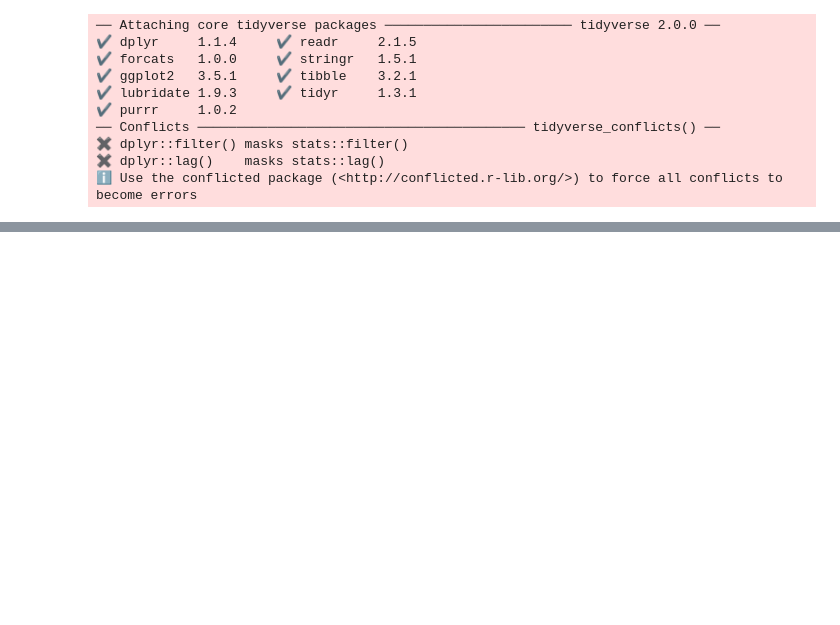
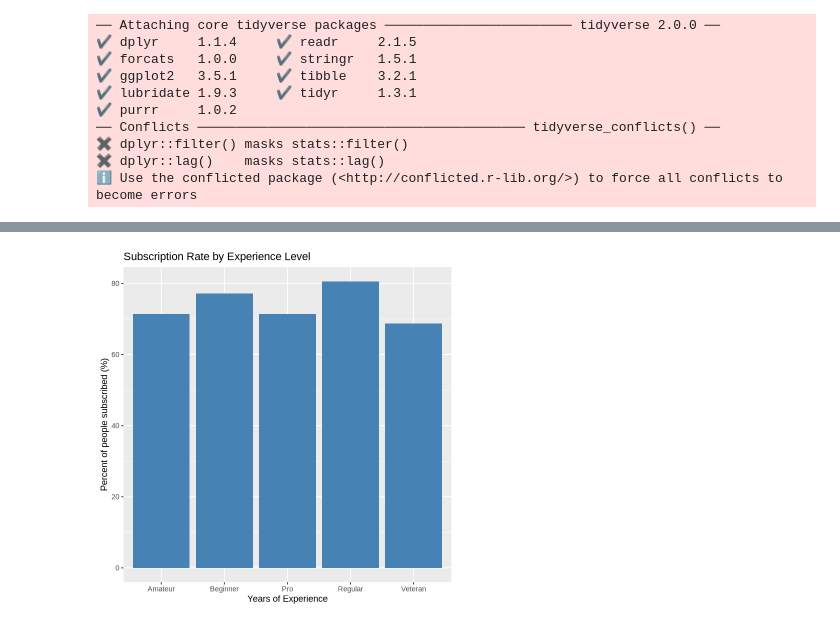
Before and after one commit to gavind1111/DSCI-100-Project-Planning-Stage-Gavin, a Jupyter notebook: Individual portion.ipynb, the cells around one changed output, grey strips where cells are left out. Cells and saved outputs as stored; diff of their text form; code cells hidden in the pictures; blank space fills up the shorter version.

Commit message:
Reformatted Part 3, added a new bar graph for proportion of subscribed people vs experience

```diff
--- a/Individual portion.ipynb
+++ b/Individual portion.ipynb
@@ -127,0 +148,18 @@ Warning message:
+# %%
+#Some wrangling to be able to make a plot showing the proportion of subscribed players across experience levels
+subscription_by_experience <- players_data |>
+    group_by(experience) |>
+    summarize(subscription_rate = mean(subscribe, na.rm = TRUE)) |>
+    mutate(subscription_percent = subscription_rate * 100)
+
+# Bar plot showing the proportion of subscribed players across experience levels
+# Helps identify whether more experienced players are more likely to subscribe to the newsletter
+options(repr.plot.width = 6, repr.plot.height = 6)
+subscription_rate_plot <- subscription_by_experience |>
+    ggplot(aes(x = experience, y = subscription_percent)) +
+    geom_bar(stat = "identity", fill = "steelblue") +
+    labs(title = "Subscription Rate by Experience Level", x = "Years of Experience", y = "Percent of people subscribed (%)")
+
+subscription_rate_plot
+# %% [output]
+[figure, added]
```
Also changed, not shown: parts of 9 cells of this notebook.
